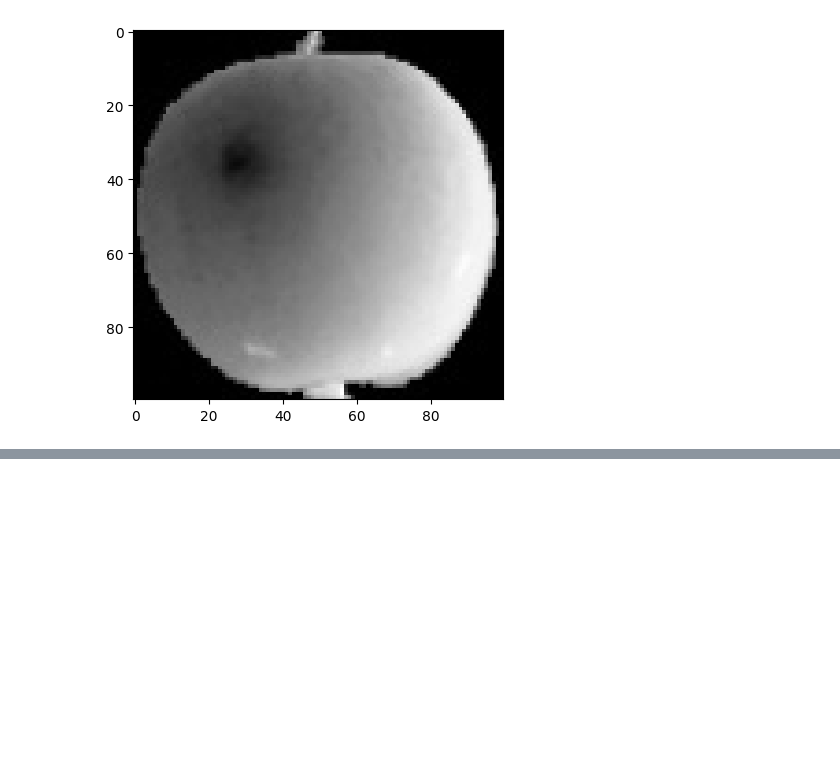
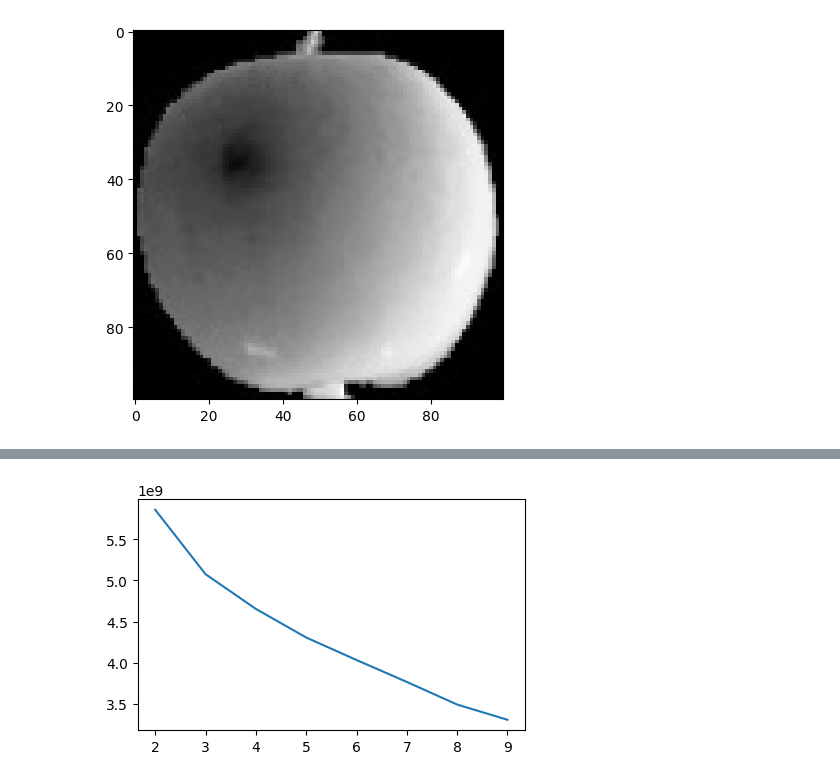
Before and after one commit to carookim/Python, a Jupyter notebook: pandas-data-analysis/part7/7.7_review2.ipynb, the cells around one changed output, grey strips where cells are left out. Saved outputs shown, nothing was run; the diff lists cells and outputs as text; code cells hidden in the pictures; blank space fills up the shorter version.

```diff
--- a/pandas-data-analysis/part7/7.7_review2.ipynb
+++ b/pandas-data-analysis/part7/7.7_review2.ipynb
@@ -19,0 +145,15 @@ plt.show()
+# %%
+import matplotlib.pyplot as plt
+inertia = []
+plt.figure(figsize=(5,3))
+for k in range(2,10):
+    km = KMeans(n_clusters=k,random_state=42)
+    km.fit(f2d)
+    inertia.append(km.inertia_)
+plt.plot(range(2,10), inertia)
+plt.show()
+
+# 여기서 최적의 k값은? ^
+#
+# %% [output]
+[figure, added]
```
Also changed, not shown: parts of 11 cells of this notebook, 3 other files.
